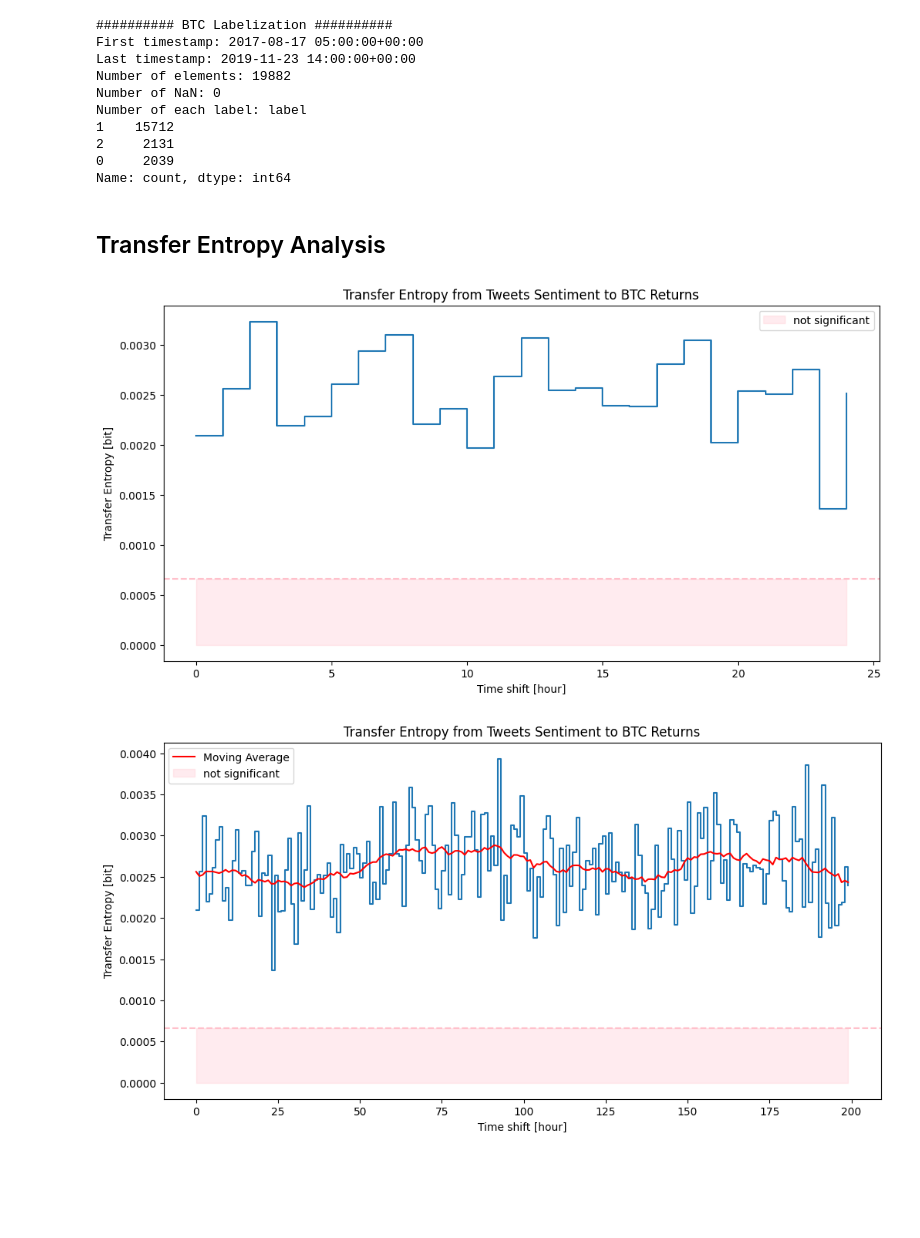
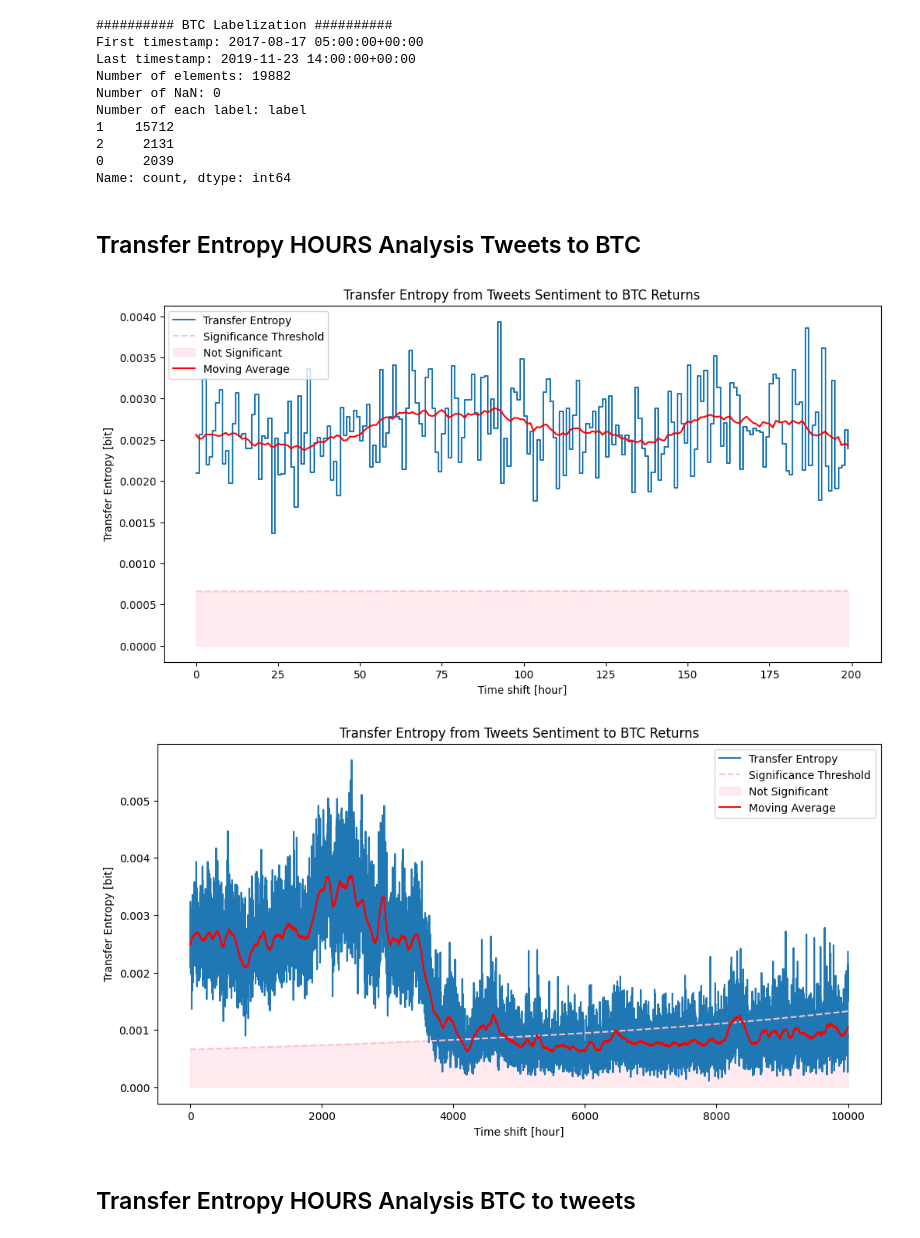
Before and after one commit to paulo-03/bitcoin_twitter, a Jupyter notebook: transfer_entropy.ipynb, the cells around one changed output. Drawn from its saved outputs; the diff is of its cells as text; code cells hidden in the pictures; blank space fills up the shorter version.

Commit message:
Significance threshold debug, new result for 4000 delay, graph and notebook cleaning, Random Forest implementation start

```diff
--- a/transfer_entropy.ipynb
+++ b/transfer_entropy.ipynb
@@ -99,14 +98,18 @@ Number of each label: label
 0     2039
 Name: count, dtype: int64
 # %% [markdown]
-## Transfer Entropy Analysis
+## Transfer Entropy HOURS Analysis Tweets to BTC
 # %%
 TE_computer = TweetsToBtcTransferEntropy(tweets_labels, btc_labels)
 # %%
-TE_computer.plot_transfer_entropy_on_lags(delays=range(0, 25), k=1, moving_average_window=0)
+TE_computer.plot_transfer_entropy_on_lags(delays=range(0, 200), k=1, moving_average_window=20,
+                                          case="tweet_to_btc_hours")
 # %% [output]
-[figure, old version]
+[figure, new version]
 # %%
-TE_computer.plot_transfer_entropy_on_lags(delays=range(0, 200), k=1, moving_average_window=20)
+TE_computer.plot_transfer_entropy_on_lags(delays=range(0, 10000), k=1, moving_average_window=100,
+                                          case="tweet_to_btc_hours")
 # %% [output]
-[figure, old version]
+[figure, new version]
+# %% [markdown]
+## Transfer Entropy HOURS Analysis BTC to tweets
```
Also changed, not shown: parts of 15 cells of this notebook, 1 other file.
